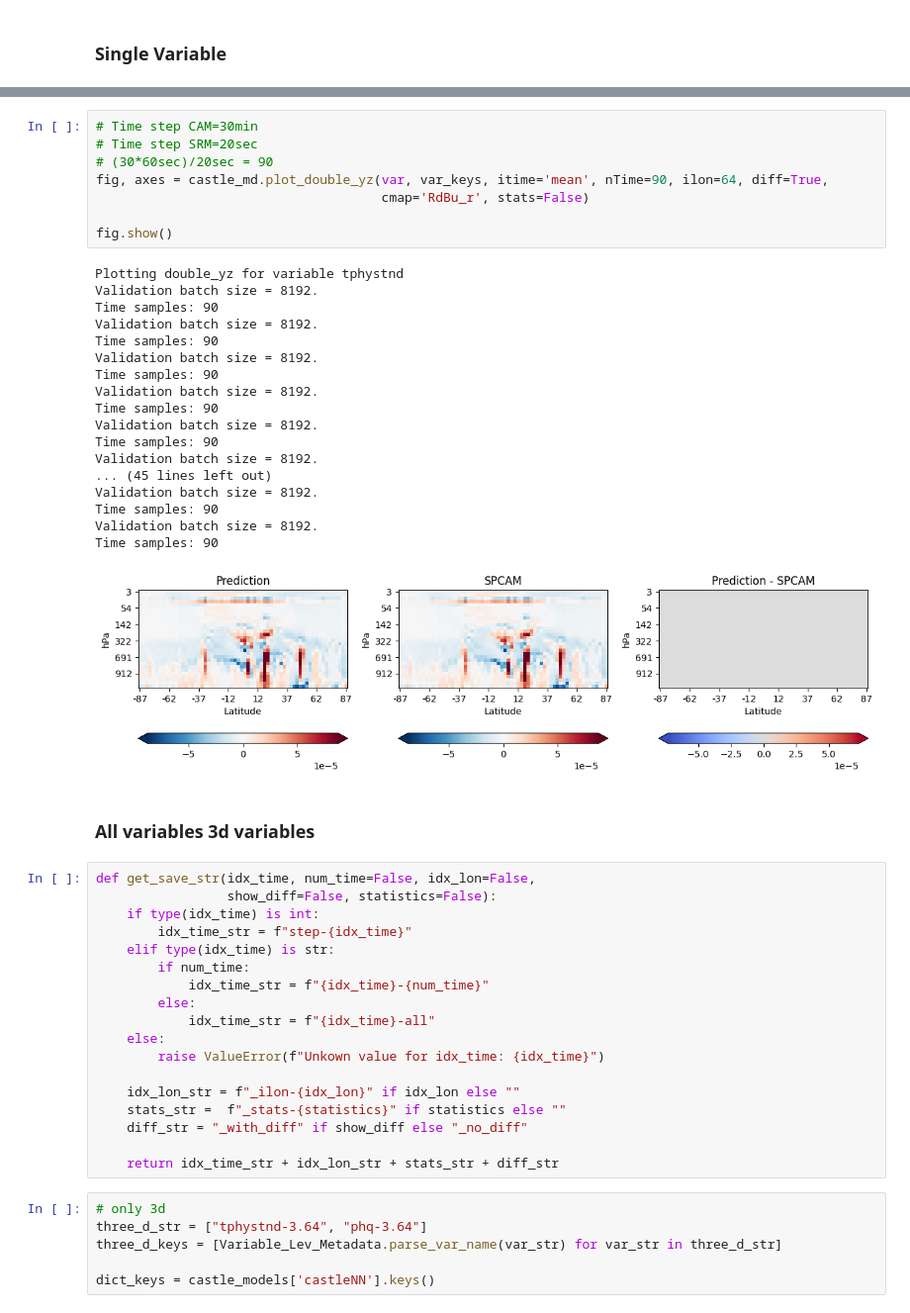
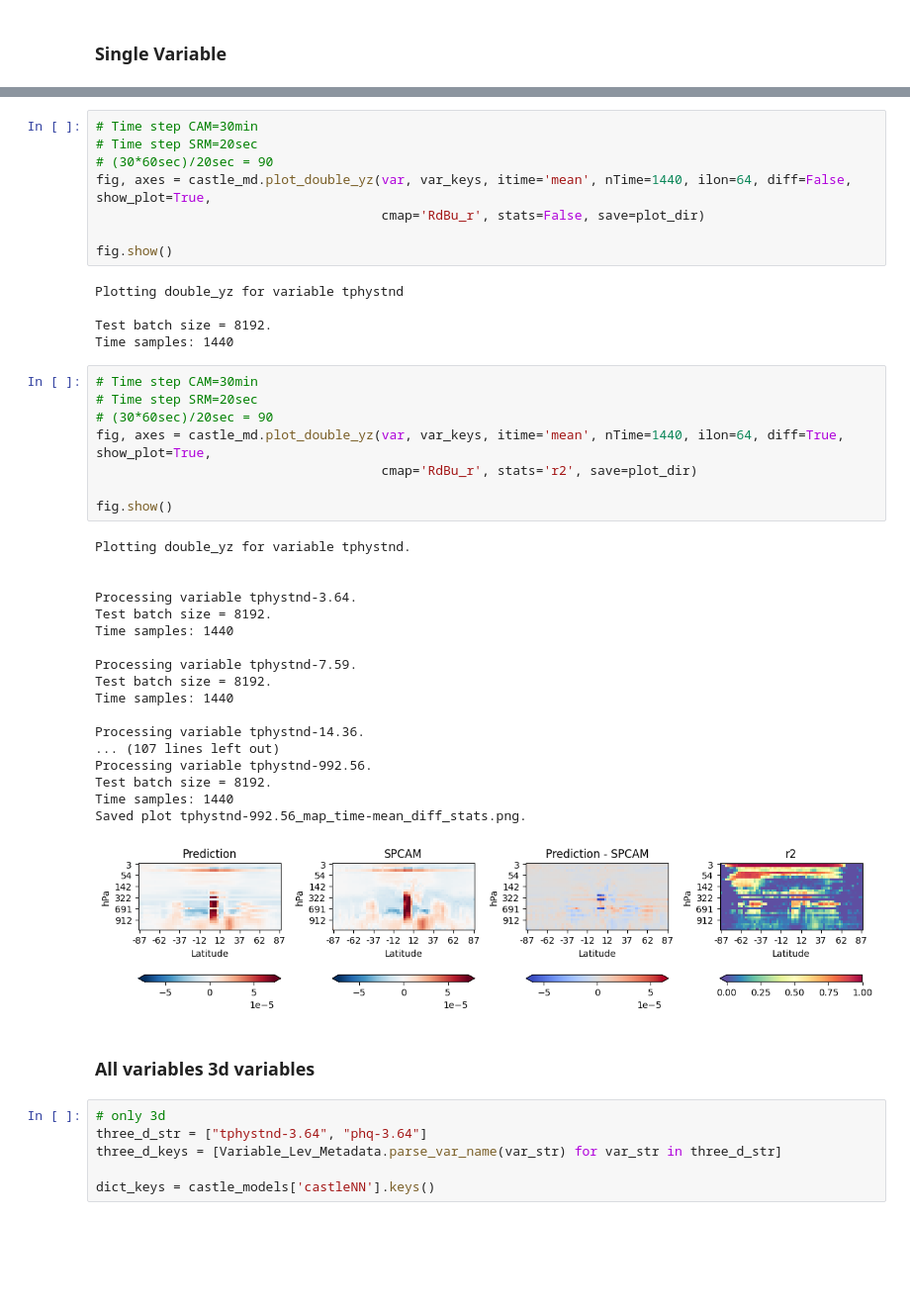
Before and after one commit to EyringMLClimateGroup/kuehbacher24ICMLA_PCMasking, a Jupyter notebook: notebooks_castle_offline_evaluation/castle_offline_evaluation_plot_cross_section.ipynb, the cells around one changed output, grey strips where cells are left out. Shown: that part at 99% size. Saved outputs shown, nothing was run; the diff lists cells and outputs as text; blank space fills up the shorter version.

```diff
--- a/notebooks_castle_offline_evaluation/castle_offline_evaluation_plot_cross_section.ipynb
+++ b/notebooks_castle_offline_evaluation/castle_offline_evaluation_plot_cross_section.ipynb
@@ -167,49 +208,44 @@ Closed plot for variable tphystnd-992.56
 # Time step CAM=30min
 # Time step SRM=20sec
 # (30*60sec)/20sec = 90
-fig, axes = castle_md.plot_double_yz(var, var_keys, itime='mean', nTime=90, ilon=64, diff=True,
-                                     cmap='RdBu_r', stats=False)
+fig, axes = castle_md.plot_double_yz(var, var_keys, itime='mean', nTime=1440, ilon=64, diff=False, show_plot=True,
+                                     cmap='RdBu_r', stats=False, save=plot_dir)
 
 fig.show()
 # %% [output]
 Plotting double_yz for variable tphystnd
-Validation batch size = 8192.
-Time samples: 90
-Validation batch size = 8192.
-Time samples: 90
-Validation batch size = 8192.
-Time samples: 90
-Validation batch size = 8192.
-Time samples: 90
-Validation batch size = 8192.
-Time samples: 90
-Validation batch size = 8192.
-... (45 lines left out)
-Validation batch size = 8192.
-Time samples: 90
-Validation batch size = 8192.
-Time samples: 90
+
+Test batch size = 8192.
+Time samples: 1440
-[figure, removed]
+# %%
+# Time step CAM=30min
+# Time step SRM=20sec
+# (30*60sec)/20sec = 90
+fig, axes = castle_md.plot_double_yz(var, var_keys, itime='mean', nTime=1440, ilon=64, diff=True, show_plot=True,
+                                     cmap='RdBu_r', stats='r2', save=plot_dir)
+
+fig.show()
+# %% [output]
+Plotting double_yz for variable tphystnd.
+
+
+Processing variable tphystnd-3.64.
+Test batch size = 8192.
+Time samples: 1440
+
+Processing variable tphystnd-7.59.
+Test batch size = 8192.
+Time samples: 1440
+
+Processing variable tphystnd-14.36.
+... (107 lines left out)
+Processing variable tphystnd-992.56.
+Test batch size = 8192.
+Time samples: 1440
+Saved plot tphystnd-992.56_map_time-mean_diff_stats.png.
+[figure, added]
 # %% [markdown]
 ### All variables 3d variables
-# %%
-def get_save_str(idx_time, num_time=False, idx_lon=False,
-                 show_diff=False, statistics=False):
-    if type(idx_time) is int:
-        idx_time_str = f"step-{idx_time}"
-    elif type(idx_time) is str:
-        if num_time:
-            idx_time_str = f"{idx_time}-{num_time}"
-        else:
-            idx_time_str = f"{idx_time}-all"
-    else:
-        raise ValueError(f"Unkown value for idx_time: {idx_time}")
-
-    idx_lon_str = f"_ilon-{idx_lon}" if idx_lon else ""
-    stats_str =  f"_stats-{statistics}" if statistics else ""
-    diff_str = "_with_diff" if show_diff else "_no_diff"
-
-    return idx_time_str + idx_lon_str + stats_str + diff_str
 # %%
 # only 3d
 three_d_str = ["tphystnd-3.64", "phq-3.64"]
```
Also changed, not shown: parts of 39 cells of this notebook, 5 other files.
